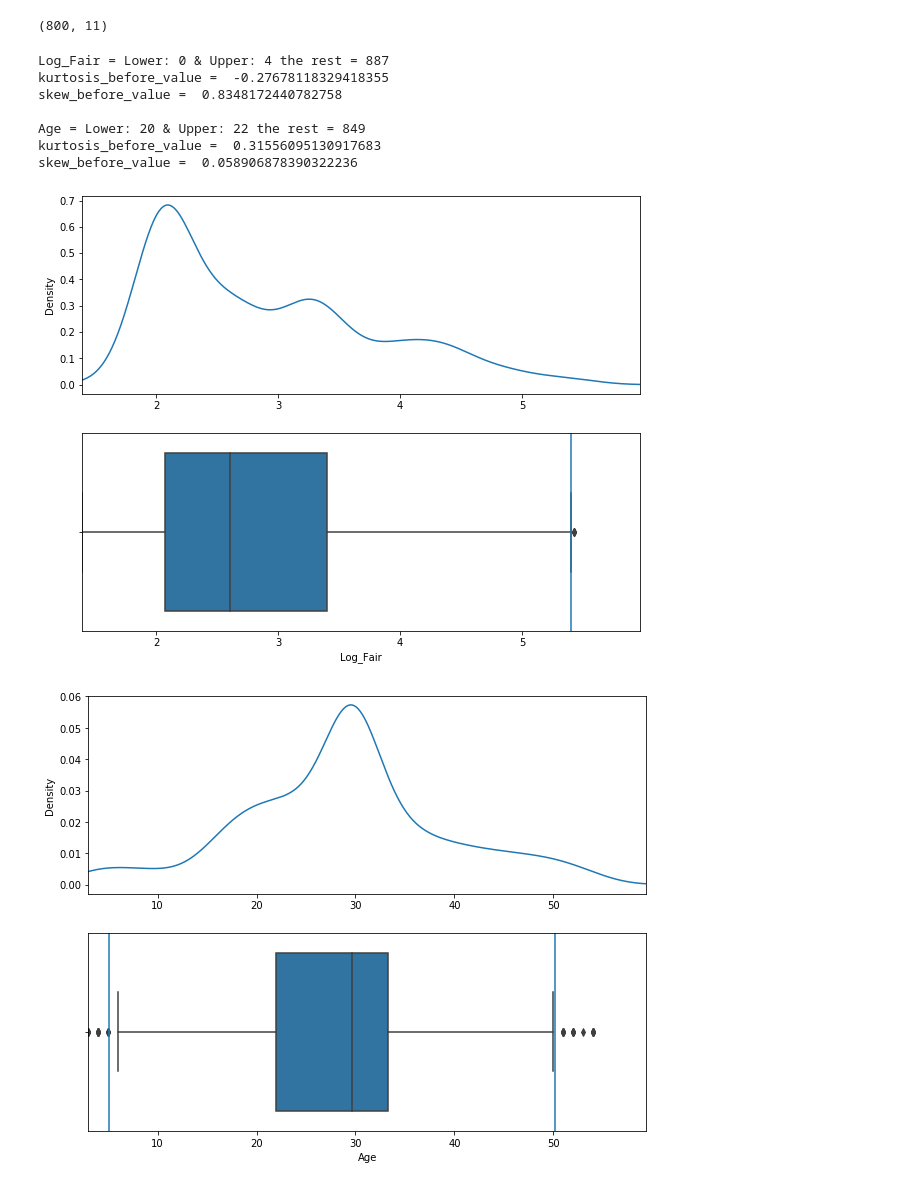
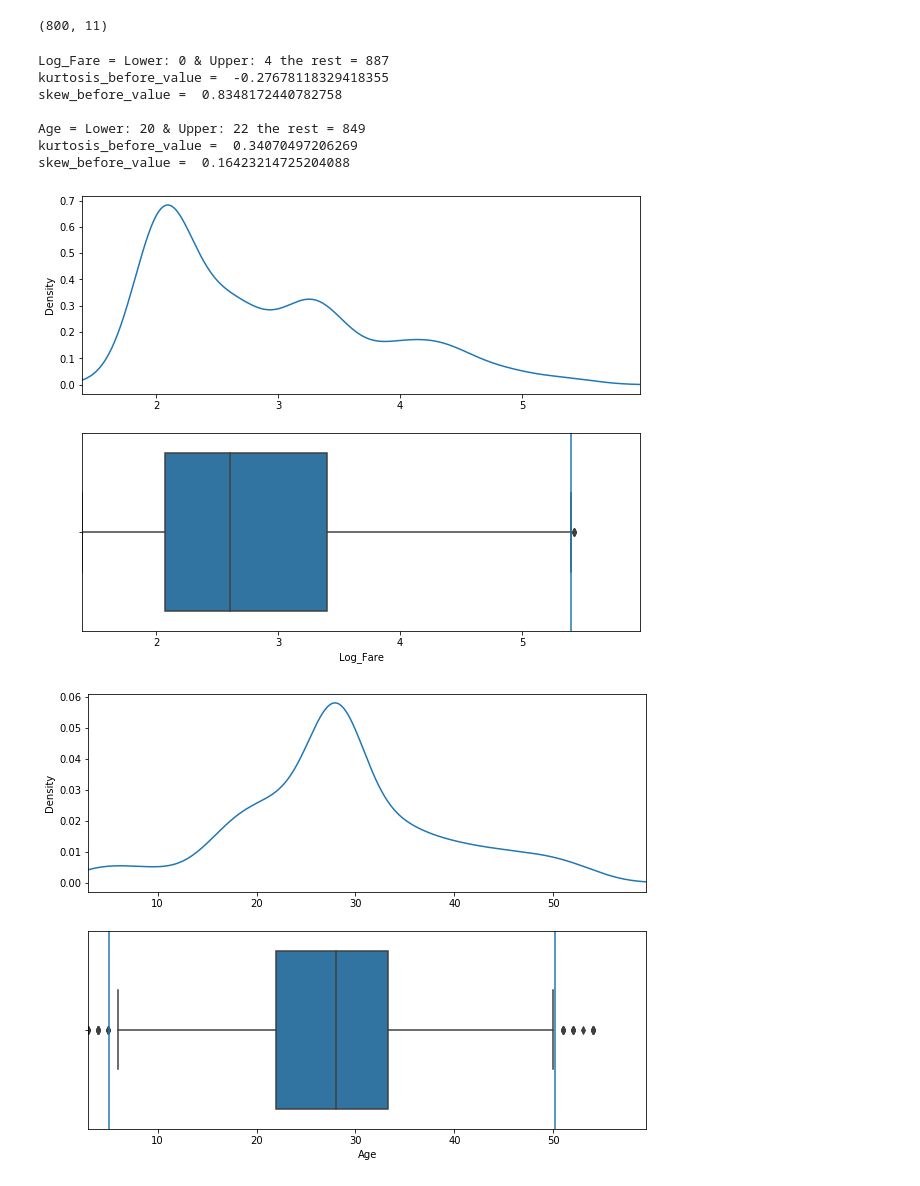
Before and after one commit to Melvinmcrn/DataScience, a Jupyter notebook: Activity5_DataPrep/Activity5_DataPrep.ipynb, the cells around one changed output. Cells and saved outputs as stored; diff of their text form; code cells hidden in the pictures.

```diff
--- a/Activity5_DataPrep/Activity5_DataPrep.ipynb
+++ b/Activity5_DataPrep/Activity5_DataPrep.ipynb
@@ -193,7 +192,7 @@ mode_embarked
 'S'
 # %%
 filled_data = dropped_data
-filled_data['Age'].fillna(mean_age, inplace=True)
+filled_data['Age'].fillna(median_age, inplace=True)
 filled_data['Embarked'].fillna(mode_embarked, inplace=True)
 filled_data.isnull().sum()
 # %% [output]
@@ -361,15 +360,15 @@ outlier_data.shape
 # %% [output]
 (800, 11)
 # %%
-for c in ['Log_Fair','Age']:
+for c in ['Log_Fare','Age']:
   showOutlier(c)
 # %% [output]
-Log_Fair = Lower: 0 & Upper: 4 the rest = 887
+Log_Fare = Lower: 0 & Upper: 4 the rest = 887
 kurtosis_before_value =  -0.27678118329418355
 skew_before_value =  0.8348172440782758
 
 Age = Lower: 20 & Upper: 22 the rest = 849
-kurtosis_before_value =  0.31556095130917683
-skew_before_value =  0.058906878390322236
+kurtosis_before_value =  0.34070497206269
+skew_before_value =  0.16423214725204088
 [figure]
-[figure, old version]
+[figure, new version]
```
Also changed, not shown: parts of 10 cells of this notebook.
